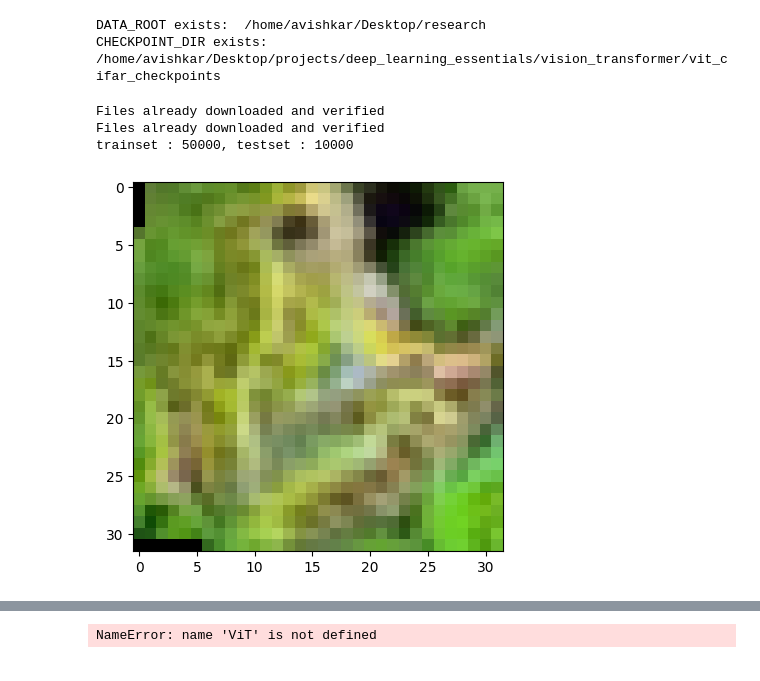
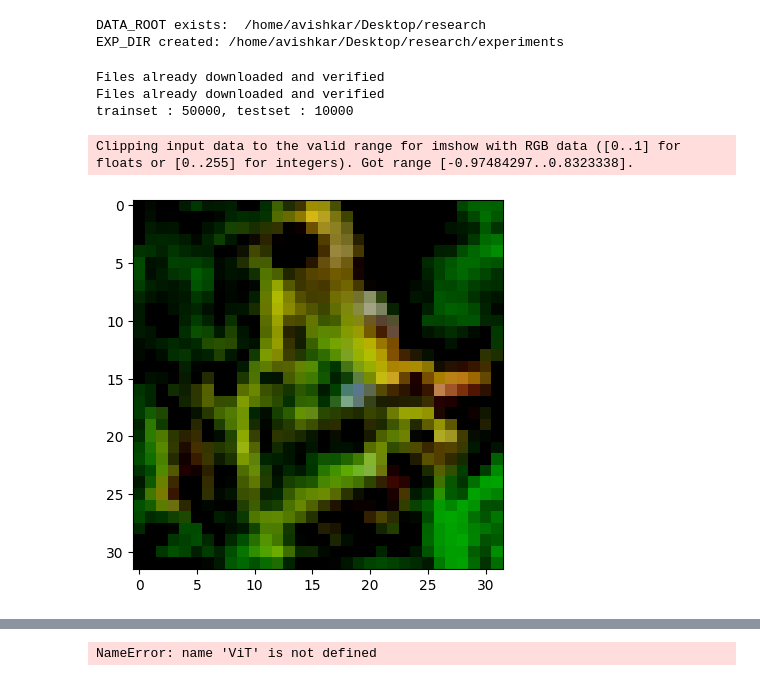
Before and after one commit to AvishkarArjan/deep-learning-essentials, a Jupyter notebook: vision_transformer/vit_cifar10_mark2.ipynb, the cells around one changed output, grey strips where cells are left out. Saved outputs shown, nothing was run; the diff lists cells and outputs as text; code cells hidden in the pictures.

Commit message:
vit_cifar10 mark2

```diff
--- a/vision_transformer/vit_cifar10_mark2.ipynb
+++ b/vision_transformer/vit_cifar10_mark2.ipynb
@@ -5,12 +5,10 @@ try:
     from google.colab import drive
     drive.mount("/content/drive")
     DATA_ROOT = Path("/content/drive/MyDrive/research/vision_transformer")
-    CHECKPOINT_DIR = DATA_ROOT/"vit_cifar_checkpoints"
-    EXPERIMENT_DIR = DATA_ROOT/"experiments"
+    EXP_DIR = DATA_ROOT/"experiments"
 except:
     DATA_ROOT = Path.home()/"Desktop/research"
-    CHECKPOINT_DIR = Path.home()/"Desktop/projects/deep_learning_essentials/vision_transformer/vit_cifar_checkpoints"
-    EXPERIMENT_DIR = Path.home()/"Desktop/projects/deep_learning_essentials/vision_transformer/experiments"
+    EXP_DIR = Path.home()/"Desktop/research/experiments"
 
 if not DATA_ROOT.exists():
     DATA_ROOT.parent.mkdir(parents=True, exist_ok=True)
@@ -18,14 +16,14 @@ if not DATA_ROOT.exists():
 else:
     print("DATA_ROOT exists: ", DATA_ROOT)
 
-if not CHECKPOINT_DIR.exists():
-    CHECKPOINT_DIR.parent.mkdir(parents=True, exist_ok=True)
-    print(f"CHECKPOINT_DIR created : {CHECKPOINT_DIR}")
+if not EXP_DIR.exists():
+    EXP_DIR.parent.mkdir(parents=True, exist_ok=True)
+    print(f"EXP_DIR created: {EXP_DIR}")
 else:
-    print("CHECKPOINT_DIR exists: ", CHECKPOINT_DIR)
+    print("EXP_DIR exists: ", EXP_DIR)
 # %% [output]
 DATA_ROOT exists:  /home/avishkar/Desktop/research
-CHECKPOINT_DIR exists:  /home/avishkar/Desktop/projects/deep_learning_essentials/vision_transformer/vit_cifar_checkpoints
+EXP_DIR created: /home/avishkar/Desktop/research/experiments
 # %%
 """DATASET"""
 import torch
@@ -43,34 +41,35 @@ BATCH_SIZE = 32
 transform = transforms.Compose(
     [
         transforms.ToTensor(),
-        # transforms.Normalize((0.5, 0.5, 0.5), (0.5, 0.5, 0.5)),
+        transforms.Normalize((0.5, 0.5, 0.5), (0.5, 0.5, 0.5)),
         # transforms.Resize(32),
         transforms.RandomHorizontalFlip(p=0.5),
         transforms.RandomRotation(degrees=7),
         transforms.RandomResizedCrop(size=(32, 32), scale=(0.8, 1.0)),
     ]
 )
 
 
 train_dataset = datasets.CIFAR10(DATA_ROOT, train=True, download=True, transform= transform)
 test_dataset = datasets.CIFAR10(DATA_ROOT, train=False, download=True, transform= transform)
 print(f"trainset : {len(train_dataset)}, testset : {len(test_dataset)}")
 classes = train_dataset.classes
 
 # prepare
 train_loader = DataLoader(train_dataset, batch_size=BATCH_SIZE, shuffle=True, num_workers=NUM_WORKERS)
 test_loader = DataLoader(test_dataset, batch_size=BATCH_SIZE, shuffle=False, num_workers=NUM_WORKERS)
 
 """VISUALIZE DATA"""
 import matplotlib.pyplot as plt
 
 for i, (imgs, labels) in enumerate(train_loader):
     img = imgs[0]
     plt.imshow(img.T.cpu().numpy())
     plt.show()
     break
 # %% [output]
 Files already downloaded and verified
 Files already downloaded and verified
 trainset : 50000, testset : 10000
+Clipping input data to the valid range for imshow with RGB data ([0..1] for floats or [0..255] for integers). Got range [-0.97484297..0.8323338].
-[figure, old version]
+[figure, new version]
```
Also changed, not shown: parts of 7 cells of this notebook, 2 other files.
